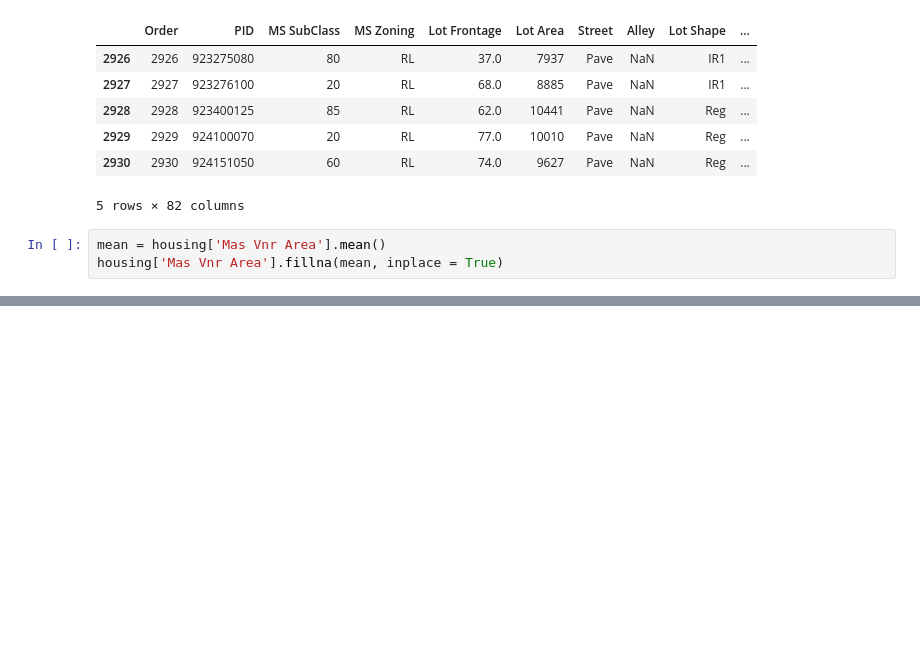
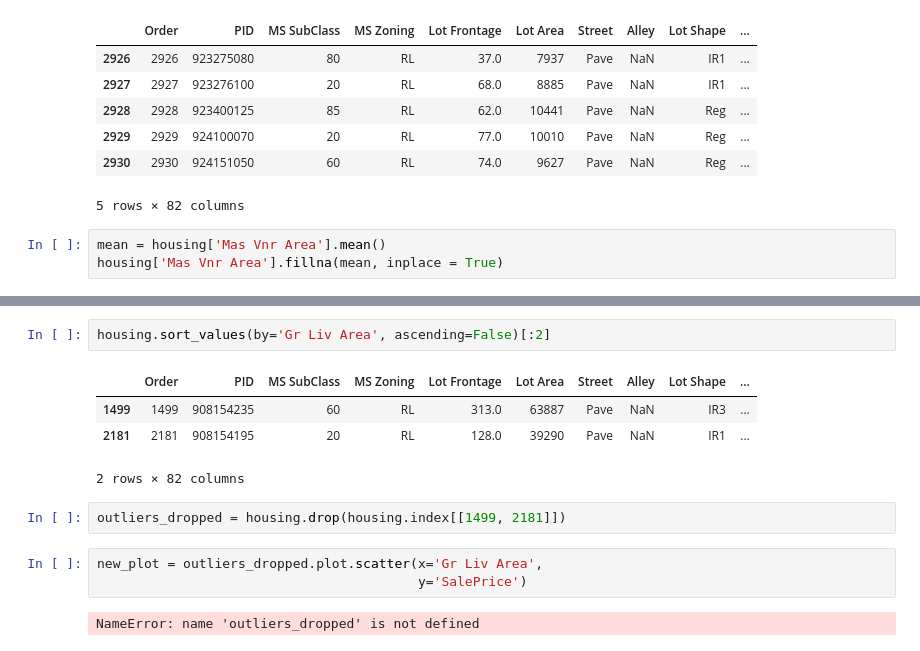
Before and after one commit to EngRidhoNet/machinelearning, a Jupyter notebook: Data-Cleaning.ipynb, the cells around one changed output, grey strips where cells are left out. Saved outputs shown, nothing was run; the diff lists cells and outputs as text; blank space fills up the shorter version.

Commit message:
outlier

```diff
--- a/Data-Cleaning.ipynb
+++ b/Data-Cleaning.ipynb
@@ -277,0 +339,14 @@ housing['Mas Vnr Area'].fillna(mean, inplace = True)
+# %%
+housing.sort_values(by='Gr Liv Area', ascending=False)[:2]
+# %% [output]
+|  | Order | PID | MS SubClass | MS Zoning | Lot Frontage | Lot Area | Street | Alley | Lot Shape | ... |
+| 1499 | 1499 | 908154235 | 60 | RL | 313.0 | 63887 | Pave | NaN | IR3 | ... |
+| 2181 | 2181 | 908154195 | 20 | RL | 128.0 | 39290 | Pave | NaN | IR1 | ... |
+2 rows × 82 columns
+# %%
+outliers_dropped = housing.drop(housing.index[[1499, 2181]])
+# %%
+new_plot = outliers_dropped.plot.scatter(x='Gr Liv Area',
+                                         y='SalePrice')
+# %% [output]
+NameError: name 'outliers_dropped' is not defined
```
Also changed, not shown: parts of 6 cells of this notebook.
